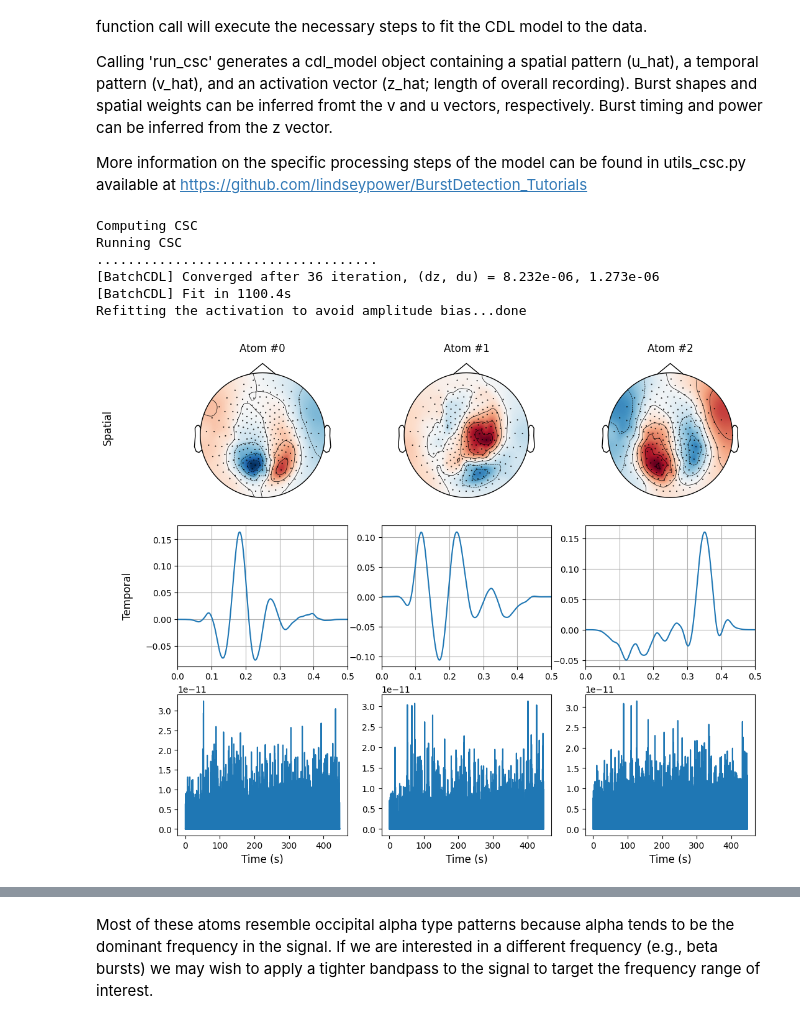
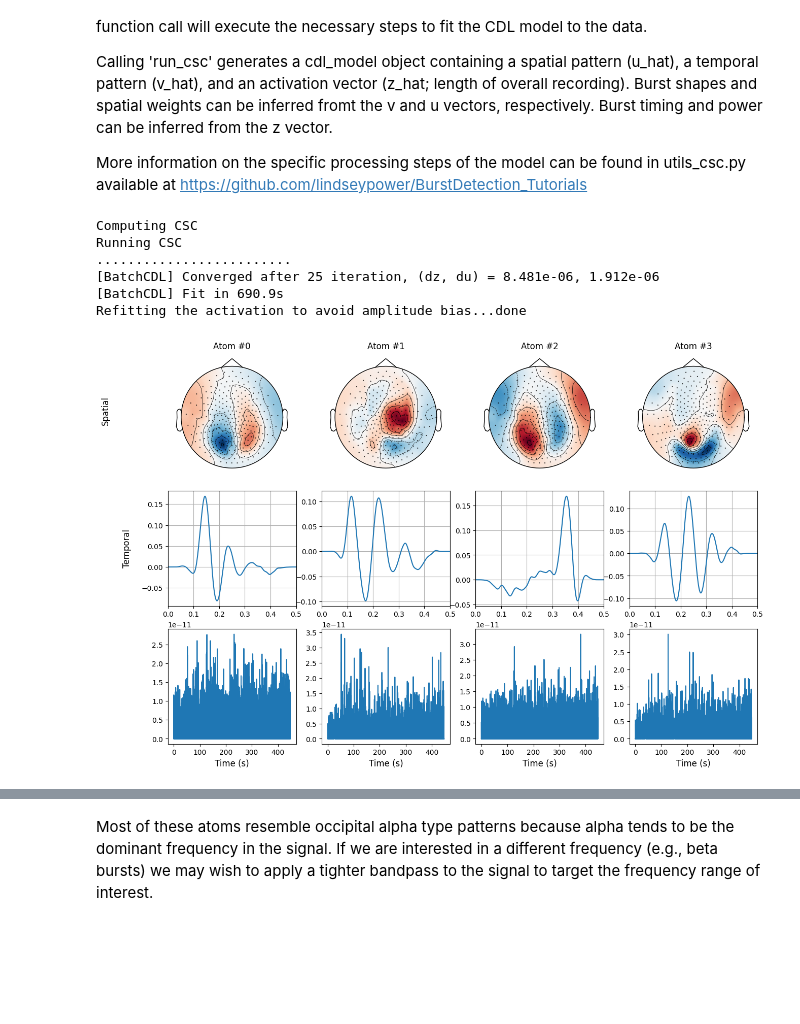
Before and after one commit to lindseypower/BurstDetection_Tutorials, a Jupyter notebook: Tutorials/CDL.ipynb, the cells around one changed output, grey strips where cells are left out. Drawn from its saved outputs; the diff is of its cells as text; code cells hidden in the pictures; blank space fills up the shorter version.

```diff
--- a/Tutorials/CDL.ipynb
+++ b/Tutorials/CDL.ipynb
@@ -94,7 +94,7 @@ More information about adjusting other parameters can be found at https://alphac
 EXP_PARAMS = {
     "sfreq": 1000.,
     "atom_duration": 0.5,   # pattern duration in seconds
-    "n_atoms":3,         # number of patterns to detect
+    "n_atoms":4,         # number of patterns to detect
     "reg": 0.2,
     "eps": 1e-5,
     "tol_z": 1e-3,
@@ -138,9 +138,9 @@ cdl_model, z_hat_ = run_csc(dat,**CDL_PARAMS)
 # %% [output]
 Computing CSC
 Running CSC
-....................................
-[BatchCDL] Converged after 36 iteration, (dz, du) = 8.232e-06, 1.273e-06
-[BatchCDL] Fit in 1100.4s
+.........................
+[BatchCDL] Converged after 25 iteration, (dz, du) = 8.481e-06, 1.912e-06
+[BatchCDL] Fit in 690.9s
 Refitting the activation to avoid amplitude bias...done
 # %%
 ## Plotting ##
@@ -153,12 +153,12 @@ ctf270 = io.loadmat(pos_file)
 # Set plotting parameters
 Fs = 1000
 fontsize = 12
-n_atoms_per_fig = 3
+n_atoms_per_fig = 4
 n_plot_per_atom = 3
 n_atoms_est = z_hat_.shape[1]
 info = raw.info
 atom_duration = cdl_model.v_hat_.shape[-1] / Fs
-figsize = (12, 10)
+figsize = (15, 10)
 
 atoms_in_figs = np.arange(0, n_atoms_est + 1, n_atoms_per_fig)
 atoms_in_figs = list(zip(atoms_in_figs[:-1], atoms_in_figs[1:]))
@@ -174,34 +174,34 @@ for fig_idx, (atoms_start, atoms_stop) in enumerate(atoms_in_figs, start=1):
     for i_atom, kk in enumerate(range(atoms_start, atoms_stop)):
         ax = axes[0, i_atom]
         ax.set_title("Atom #" + str(kk), fontsize=fontsize)
 
         # Spatial pattern
         u_hat = cdl_model.u_hat_[kk]
         mne.viz.plot_topomap(u_hat,  pos = ctf270['pos'], sphere=0.5,axes=ax, show=False)
         if i_atom == 0:
             ax.set_ylabel("Spatial", labelpad=86, fontsize=fontsize)
 
         # Temporal pattern
         ax = axes[1, i_atom]
         v_hat = cdl_model.v_hat_[kk]
         t = np.arange(v_hat.size) / Fs
         ax.plot(t, v_hat)
         ax.grid(True)
         ax.set_xlim(0, atom_duration)  # crop x axis
         if i_atom == 0:
             ax.set_ylabel("Temporal", labelpad=14, fontsize=fontsize)
 
         # Atom's activations
         padding = np.zeros(int(atom_duration*Fs-1))
         z_hat = z_hat_[0,kk,:]
         z_hat = np.concatenate([z_hat, padding])
         ax = axes[2, i_atom]
         t1 = np.arange(0,dat.shape[1])/ Fs
         ax.plot(t1, z_hat)
         ax.set_xlabel("Time (s)", fontsize=fontsize)
 plt.show()
 # %% [output]
-[figure, old version]
+[figure, new version]
 # %%
 # Plot PSD to show the frequency composition of each detected pattern
 v_hat = cdl_model.v_hat_
```
Also changed, not shown: parts of 4 cells of this notebook.
